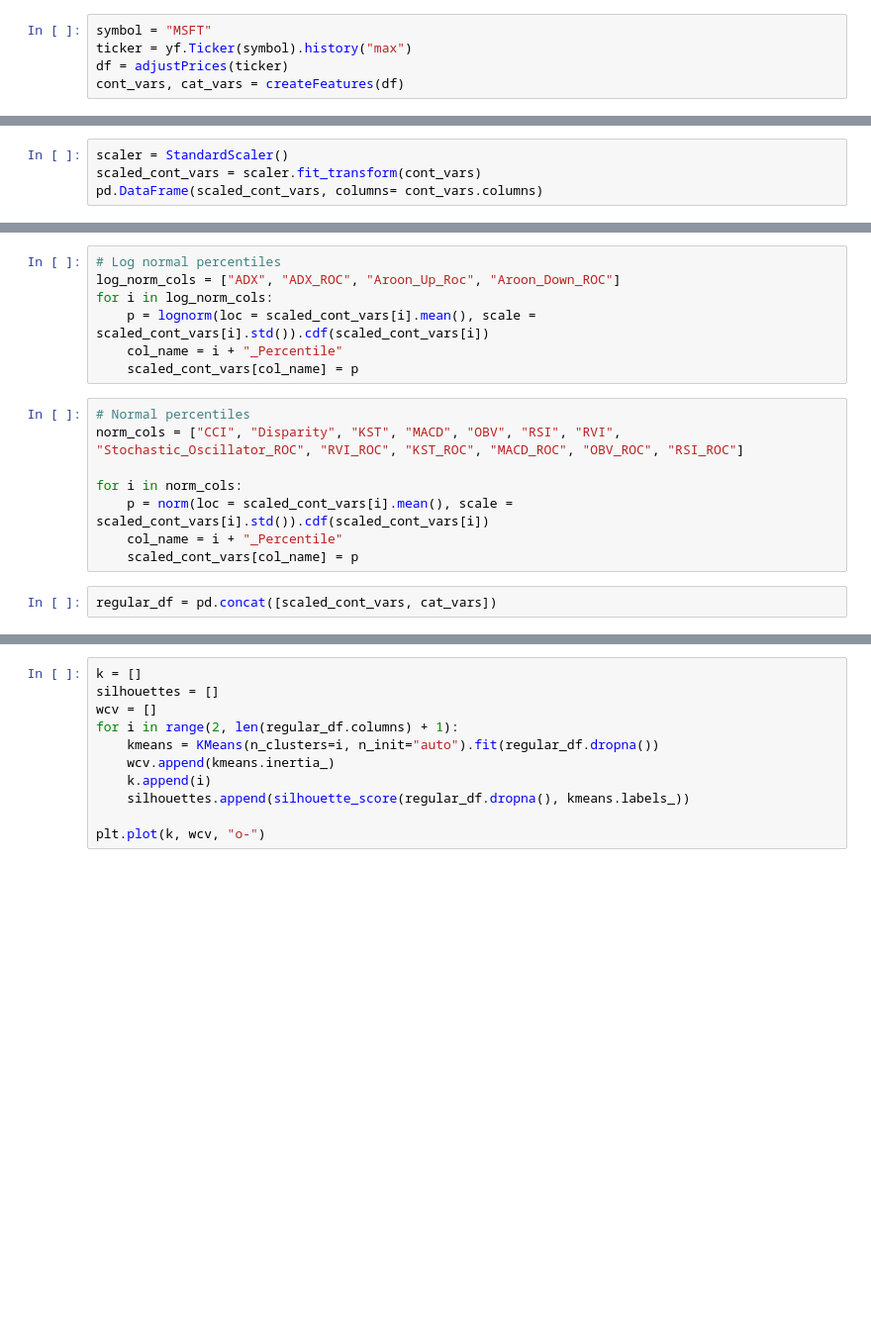
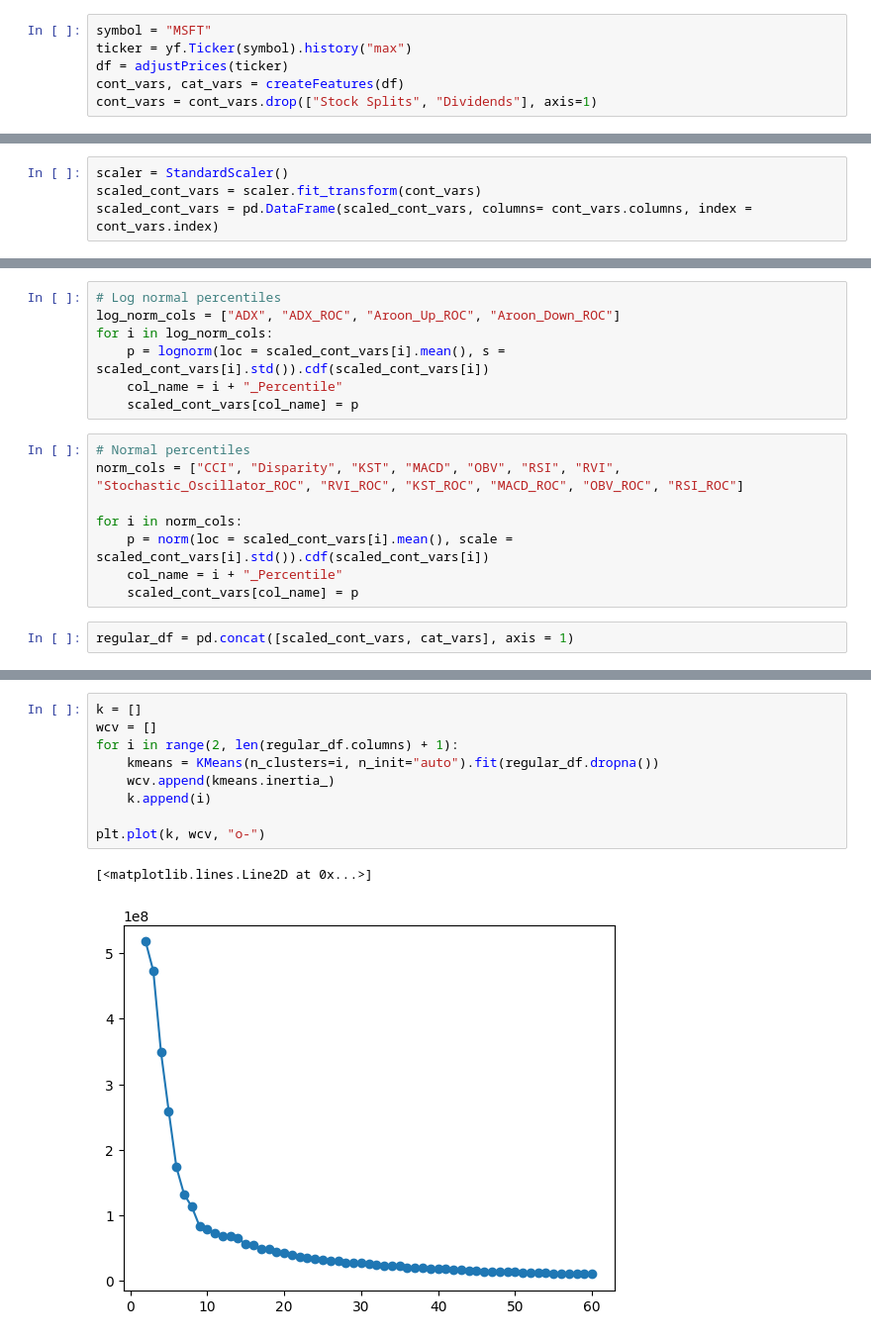
Before and after one commit to gmandl10/ST494FinalProject, a Jupyter notebook: preProcessing.ipynb, the cells around one changed output, grey strips where cells are left out. Shown at 99% size. Saved outputs shown, nothing was run; the diff lists cells and outputs as text; blank space fills up the shorter version.

```diff
--- a/preProcessing.ipynb
+++ b/preProcessing.ipynb
@@ -15,3 +15,4 @@ symbol = "MSFT"
 ticker = yf.Ticker(symbol).history("max")
 df = adjustPrices(ticker)
 cont_vars, cat_vars = createFeatures(df)
+cont_vars = cont_vars.drop(["Stock Splits", "Dividends"], axis=1)
@@ -18,4 +43,4 @@ cont_vars, cat_vars = createFeatures(df)
 # %%
 scaler = StandardScaler()
 scaled_cont_vars = scaler.fit_transform(cont_vars)
-pd.DataFrame(scaled_cont_vars, columns= cont_vars.columns)
+scaled_cont_vars = pd.DataFrame(scaled_cont_vars, columns= cont_vars.columns, index = cont_vars.index)
@@ -42,8 +51,8 @@ AttributeError: 'numpy.ndarray' object has no attribute 'columns'
 # %%
 # Log normal percentiles
-log_norm_cols = ["ADX", "ADX_ROC", "Aroon_Up_Roc", "Aroon_Down_ROC"]
+log_norm_cols = ["ADX", "ADX_ROC", "Aroon_Up_ROC", "Aroon_Down_ROC"]
 for i in log_norm_cols:
-    p = lognorm(loc = scaled_cont_vars[i].mean(), scale = scaled_cont_vars[i].std()).cdf(scaled_cont_vars[i])
+    p = lognorm(loc = scaled_cont_vars[i].mean(), s = scaled_cont_vars[i].std()).cdf(scaled_cont_vars[i])
     col_name = i + "_Percentile"
     scaled_cont_vars[col_name] = p
 # %%
@@ -55,4 +64,4 @@ for i in norm_cols:
     col_name = i + "_Percentile"
     scaled_cont_vars[col_name] = p
 # %%
-regular_df = pd.concat([scaled_cont_vars, cat_vars])
+regular_df = pd.concat([scaled_cont_vars, cat_vars], axis = 1)
@@ -66,12 +90,13 @@ pca_fit = pca.fit(regular_df)
 variance_explained = pca.explained_variance_ratio_
 # %%
 k = []
-silhouettes = []
 wcv = []
 for i in range(2, len(regular_df.columns) + 1):
     kmeans = KMeans(n_clusters=i, n_init="auto").fit(regular_df.dropna())
     wcv.append(kmeans.inertia_)
     k.append(i)
-    silhouettes.append(silhouette_score(regular_df.dropna(), kmeans.labels_))
 
 plt.plot(k, wcv, "o-")
+# %% [output]
+[<matplotlib.lines.Line2D at 0x...>]
+[figure, added]
```
Also changed, not shown: parts of 8 cells of this notebook, 3 other files.
